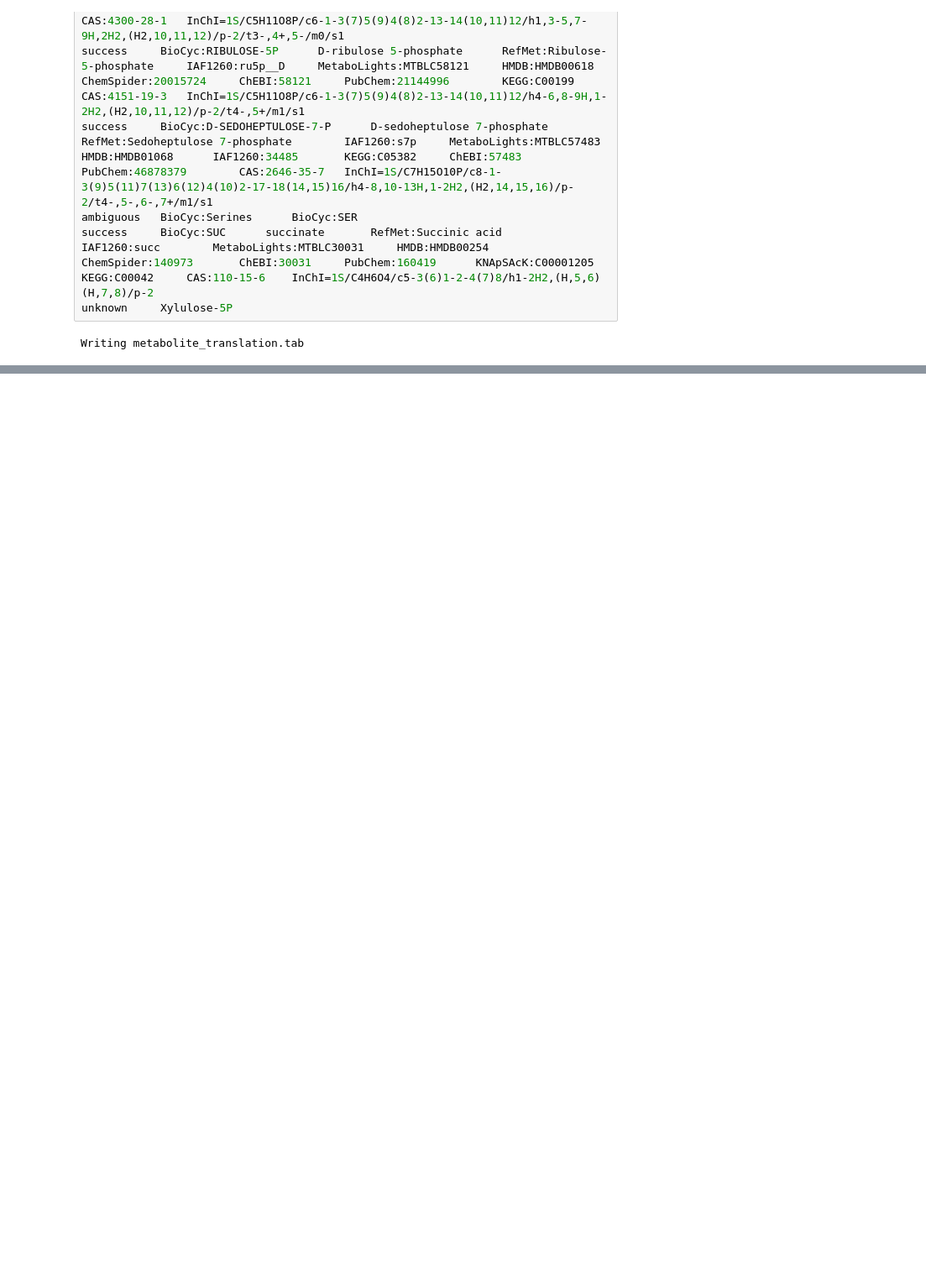
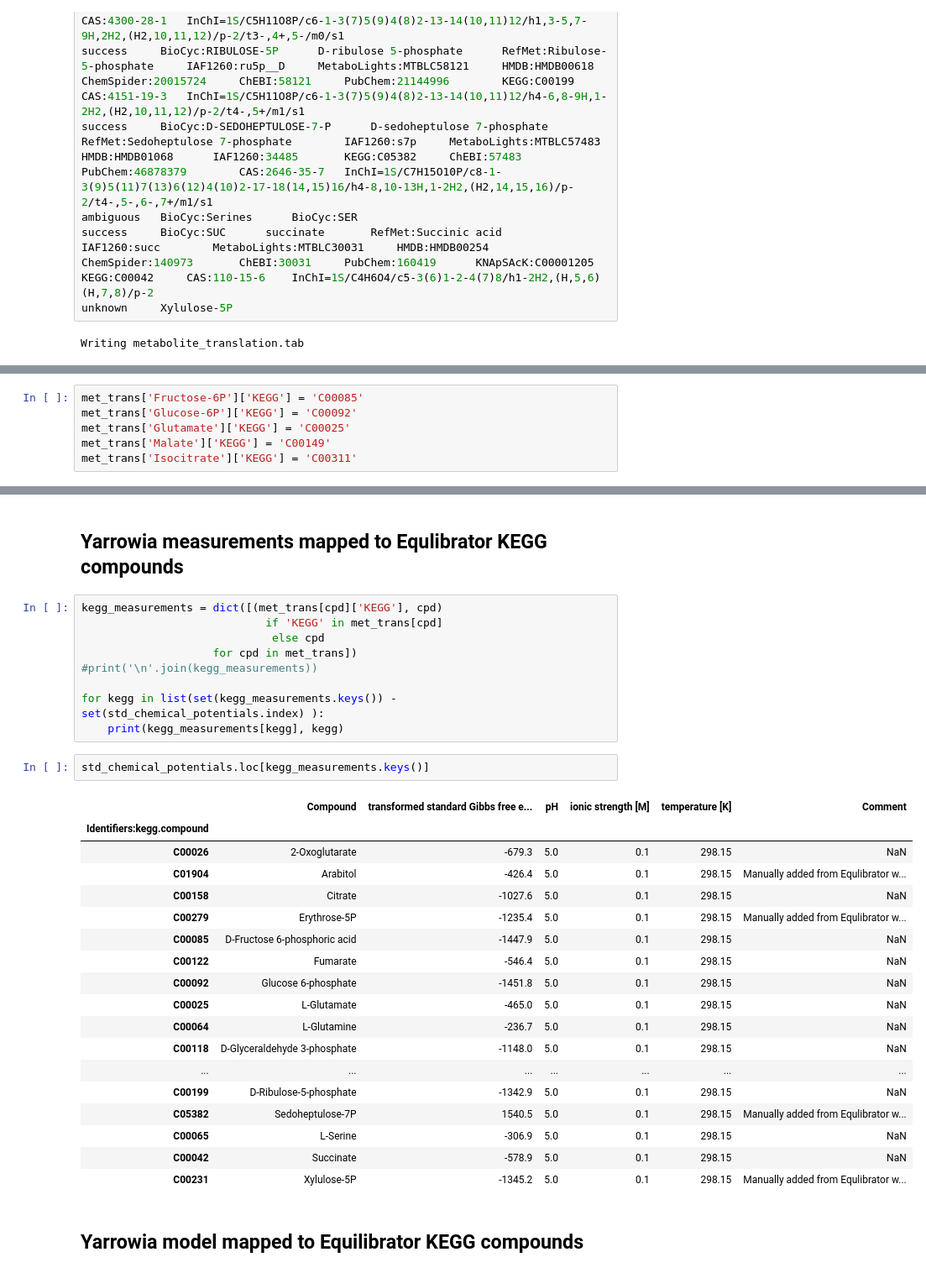
Before and after one commit to djinnome/Yarrowia_lipolytica_W29-GEM, a Jupyter notebook: Yarrowia_nutrient_ko_simulations_jz.ipynb, the cells around one changed output, grey strips where cells are left out. Shown at 84% size. Cells and saved outputs as stored; diff of their text form; blank space fills up the shorter version.

```diff
--- a/Yarrowia_nutrient_ko_simulations_jz.ipynb
+++ b/Yarrowia_nutrient_ko_simulations_jz.ipynb
@@ -826,0 +851,6 @@ un_trans, len(met_trans)
+# %%
+met_trans['Fructose-6P']['KEGG'] = 'C00085'
+met_trans['Glucose-6P']['KEGG'] = 'C00092'
+met_trans['Glutamate']['KEGG'] = 'C00025'
+met_trans['Malate']['KEGG'] = 'C00149'
+met_trans['Isocitrate']['KEGG'] = 'C00311'
@@ -826,0 +884,34 @@ un_trans, len(met_trans)
+# %% [markdown]
+## Yarrowia measurements mapped to Equlibrator KEGG compounds
+# %%
+kegg_measurements = dict([(met_trans[cpd]['KEGG'], cpd)
+                            if 'KEGG' in met_trans[cpd]
+                             else cpd
+                    for cpd in met_trans])
+#print('\n'.join(kegg_measurements))
+
+for kegg in list(set(kegg_measurements.keys()) - set(std_chemical_potentials.index) ):
+    print(kegg_measurements[kegg], kegg)
+# %%
+std_chemical_potentials.loc[kegg_measurements.keys()]
+# %% [output]
+|  | Compound | transformed standard Gibbs free e... | pH | ionic strength [M] | temperature [K] | Comment |
+| Identifiers:kegg.compound |  |  |  |  |  |  |
+| C00026 | 2-Oxoglutarate | -679.3 | 5.0 | 0.1 | 298.15 | NaN |
+| C01904 | Arabitol | -426.4 | 5.0 | 0.1 | 298.15 | Manually added from Equlibrator w... |
+| C00158 | Citrate | -1027.6 | 5.0 | 0.1 | 298.15 | NaN |
+| C00279 | Erythrose-5P | -1235.4 | 5.0 | 0.1 | 298.15 | Manually added from Equlibrator w... |
+| C00085 | D-Fructose 6-phosphoric acid | -1447.9 | 5.0 | 0.1 | 298.15 | NaN |
+| C00122 | Fumarate | -546.4 | 5.0 | 0.1 | 298.15 | NaN |
+| C00092 | Glucose 6-phosphate | -1451.8 | 5.0 | 0.1 | 298.15 | NaN |
+| C00025 | L-Glutamate | -465.0 | 5.0 | 0.1 | 298.15 | NaN |
+| C00064 | L-Glutamine | -236.7 | 5.0 | 0.1 | 298.15 | NaN |
+| C00118 | D-Glyceraldehyde 3-phosphate | -1148.0 | 5.0 | 0.1 | 298.15 | NaN |
+| ... | ... | ... | ... | ... | ... | ... |
+| C00199 | D-Ribulose-5-phosphate | -1342.9 | 5.0 | 0.1 | 298.15 | NaN |
+| C05382 | Sedoheptulose-7P | 1540.5 | 5.0 | 0.1 | 298.15 | Manually added from Equlibrator w... |
+| C00065 | L-Serine | -306.9 | 5.0 | 0.1 | 298.15 | NaN |
+| C00042 | Succinate | -578.9 | 5.0 | 0.1 | 298.15 | NaN |
+| C00231 | Xylulose-5P | -1345.2 | 5.0 | 0.1 | 298.15 | Manually added from Equlibrator w... |
+# %% [markdown]
+## Yarrowia model mapped to Equilibrator KEGG compounds
```
Also changed, not shown: parts of 15 cells of this notebook, 2 other files.
